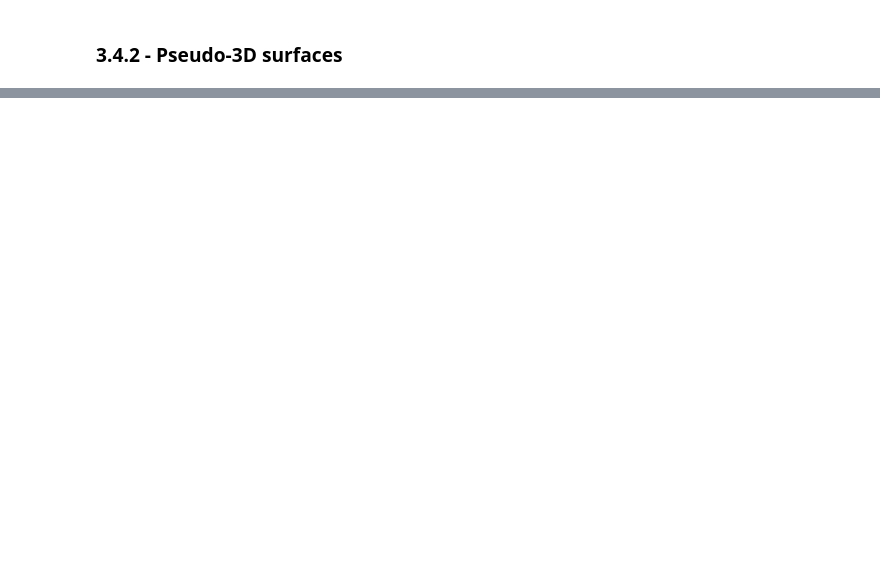
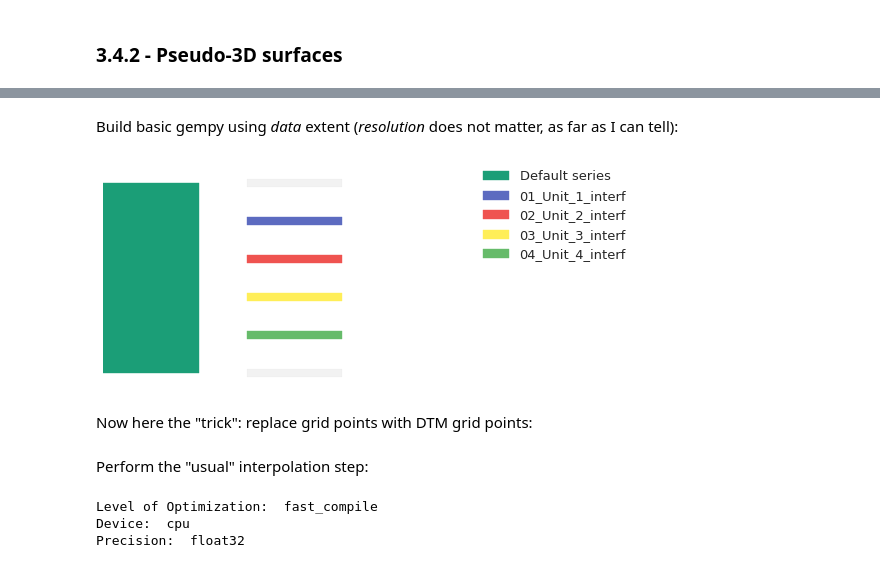
Before and after one commit to cgre-aachen/remote-geomod, a Jupyter notebook: notebooks/03_geological_modeling.ipynb, the cells around one changed output, grey strips where cells are left out. Saved outputs shown, nothing was run; the diff lists cells and outputs as text; code cells hidden in the pictures; blank space fills up the shorter version.

```diff
--- a/notebooks/03_geological_modeling.ipynb
+++ b/notebooks/03_geological_modeling.ipynb
@@ -77,0 +126,16 @@ for i in range(3):
+# %% [markdown]
+Build basic gempy using _data_ extent (_resolution_ does not matter, as far as I can tell):
+# %%
+geo_data=gp.create_data(extent=[612000, 622000, 2472000, 2480000, -1000, 1000],
+                        resolution=[1, 1, 1],
+                        path_f = "../data/gempy_foliations.csv",
+                        path_i = "../data/gempy_interfaces.csv")
+
+gp.set_series(geo_data, {"Default series": np.unique(geo_data.interfaces["formation"].values)},
+             order_formations = np.unique(geo_data.interfaces["formation"].values))
+
+gp.set_order_formations(geo_data, np.unique(geo_data.interfaces["formation"].values))
+# %% [output]
+[figure, added]
+# %% [markdown]
+Now here the "trick": replace grid points with DTM grid points:
@@ -77,0 +144,9 @@ for i in range(3):
+# %% [markdown]
+Perform the "usual" interpolation step:
+# %%
+interp_data = gp.InterpolatorInput(geo_data, dtype="float32")
+lith_block, fault_block = gp.compute_model(interp_data)
+# %% [output]
+Level of Optimization:  fast_compile
+Device:  cpu
+Precision:  float32
```
Also changed, not shown: parts of 22 cells of this notebook.
